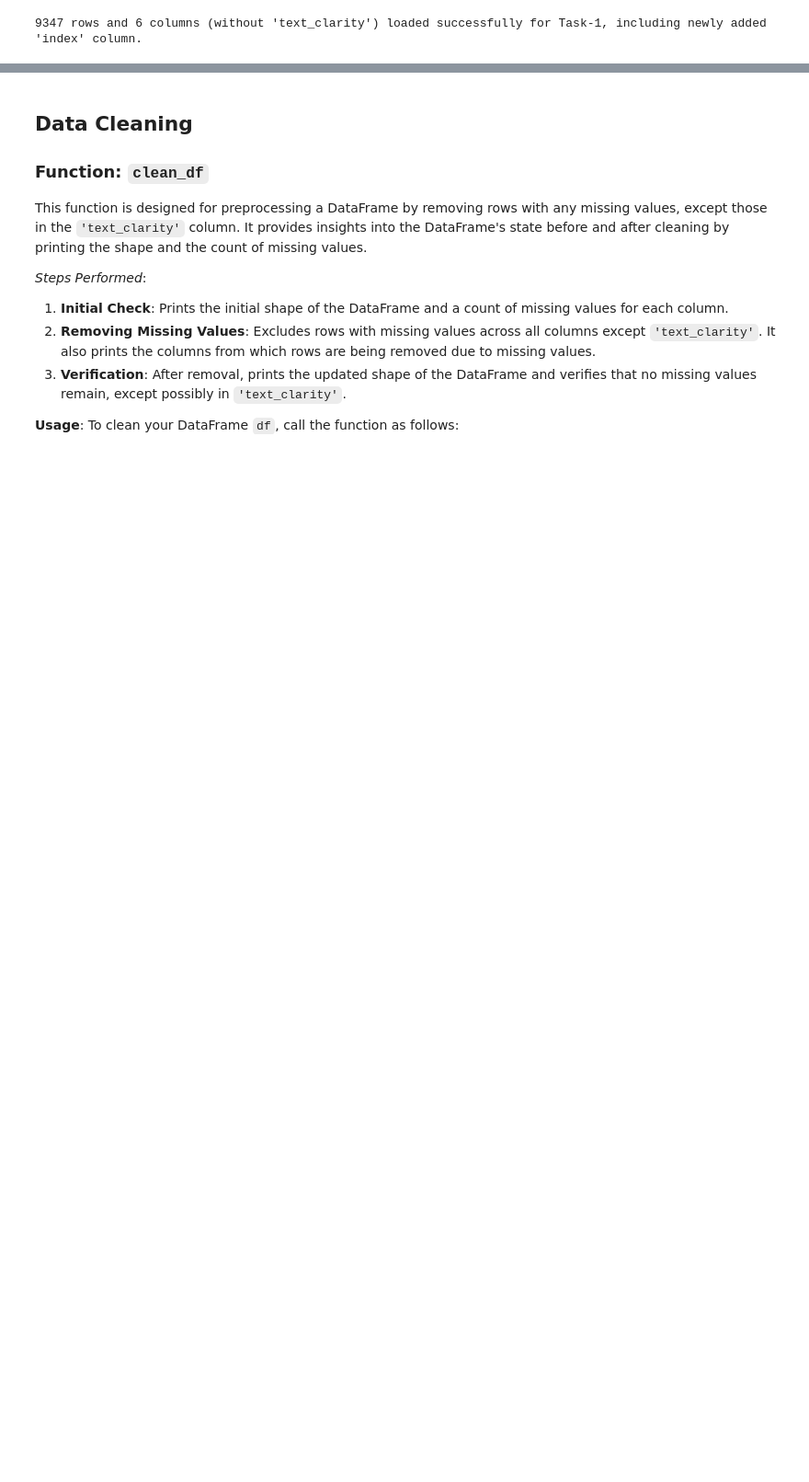
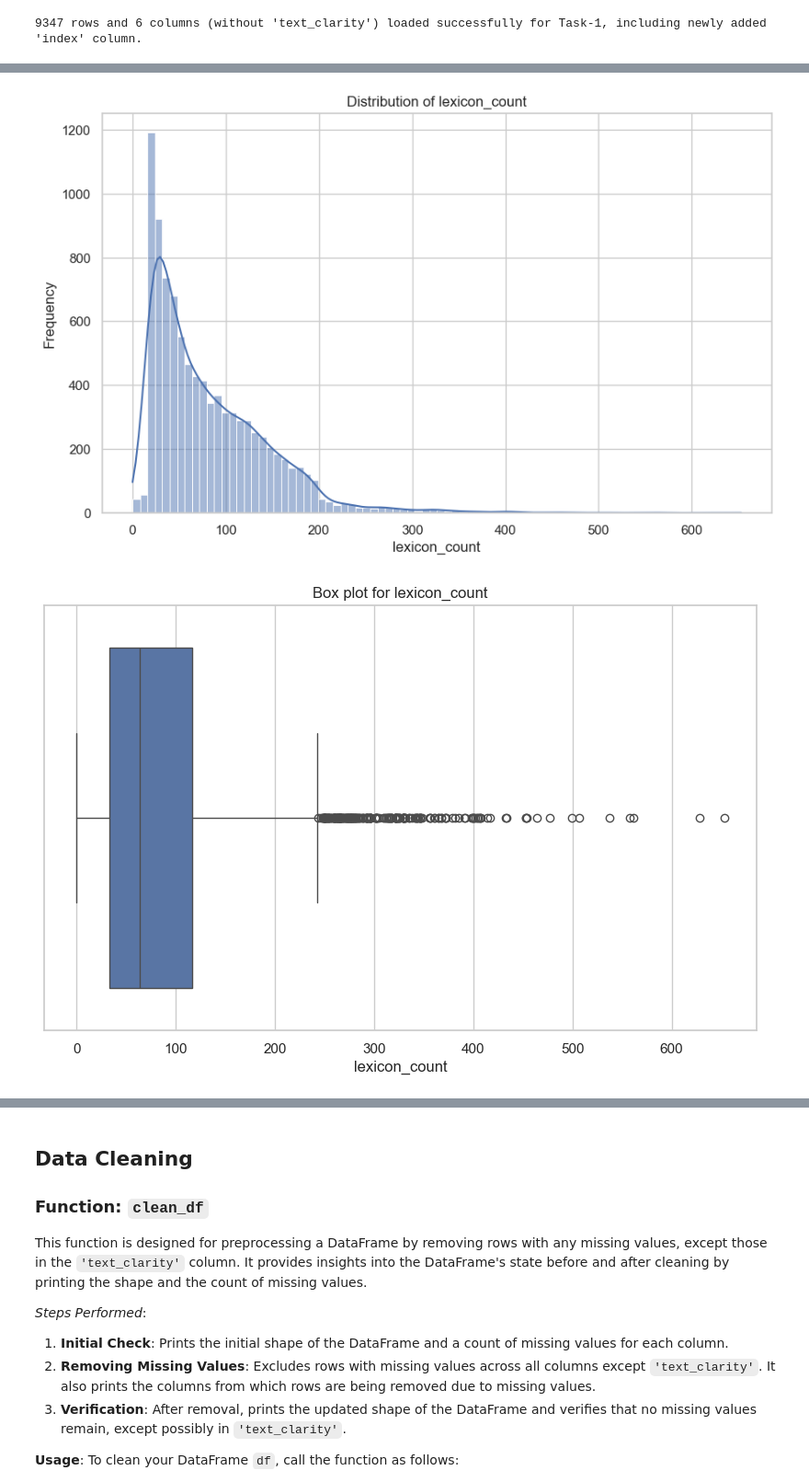
Before and after one commit to muhammedazhar/MSc-DataScience, a Jupyter notebook: COMP1804-AML/Coursework/Solutions/code_comp1804.ipynb, the cells around one changed output, grey strips where cells are left out. Shown: that part at 92% size. Drawn from its saved outputs; the diff is of its cells as text; code cells hidden in the pictures; blank space fills up the shorter version.

```diff
--- a/COMP1804-AML/Coursework/Solutions/code_comp1804.ipynb
+++ b/COMP1804-AML/Coursework/Solutions/code_comp1804.ipynb
@@ -267,0 +305,19 @@ task_name = 'Task-1'
+# %%
+# Exclude 'index' column from numerical columns selection
+num_columns = df1.select_dtypes(include=['float64', 'int64']).columns.drop(['index'])  # Add any other columns you wish to exclude
+
+for col in num_columns:
+    plt.figure(figsize=(10, 6))
+    sns.histplot(df1[col], kde=True)
+    plt.title(f'Distribution of {col}')
+    plt.xlabel(col)
+    plt.ylabel('Frequency')
+    plt.show()
+
+    plt.figure(figsize=(10, 6))
+    sns.boxplot(x=df1[col])
+    plt.title(f'Box plot for {col}')
+    plt.show()
+# %% [output]
+[figure, added]
+[figure, added]
```
Also changed, not shown: parts of 4 cells of this notebook.
